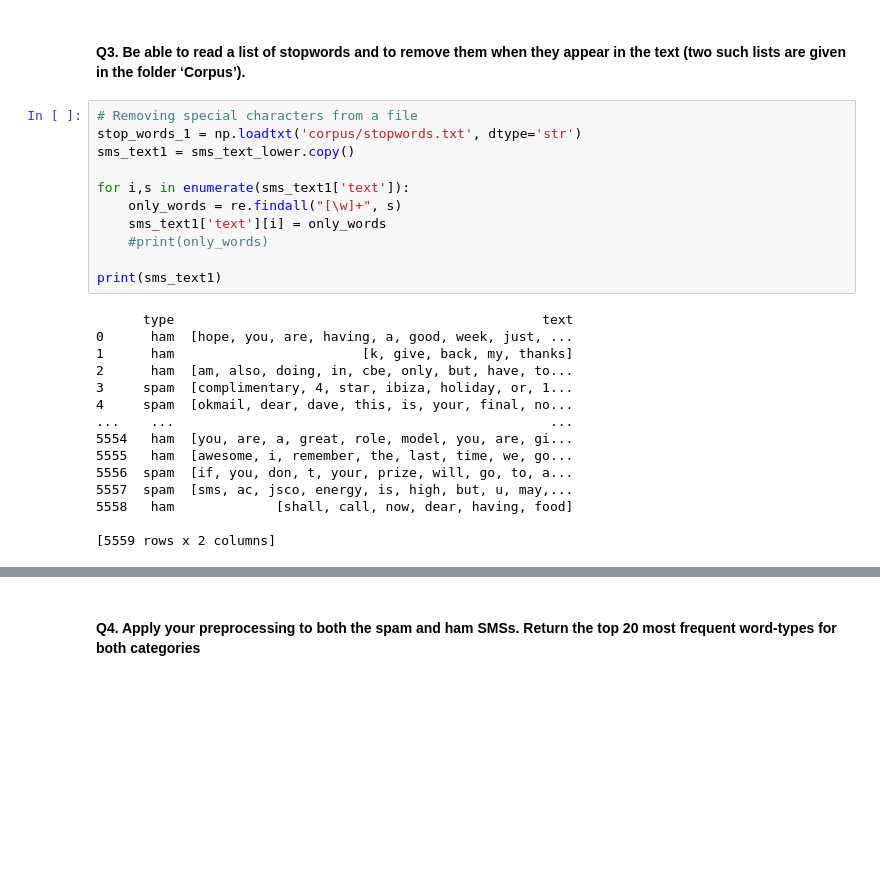
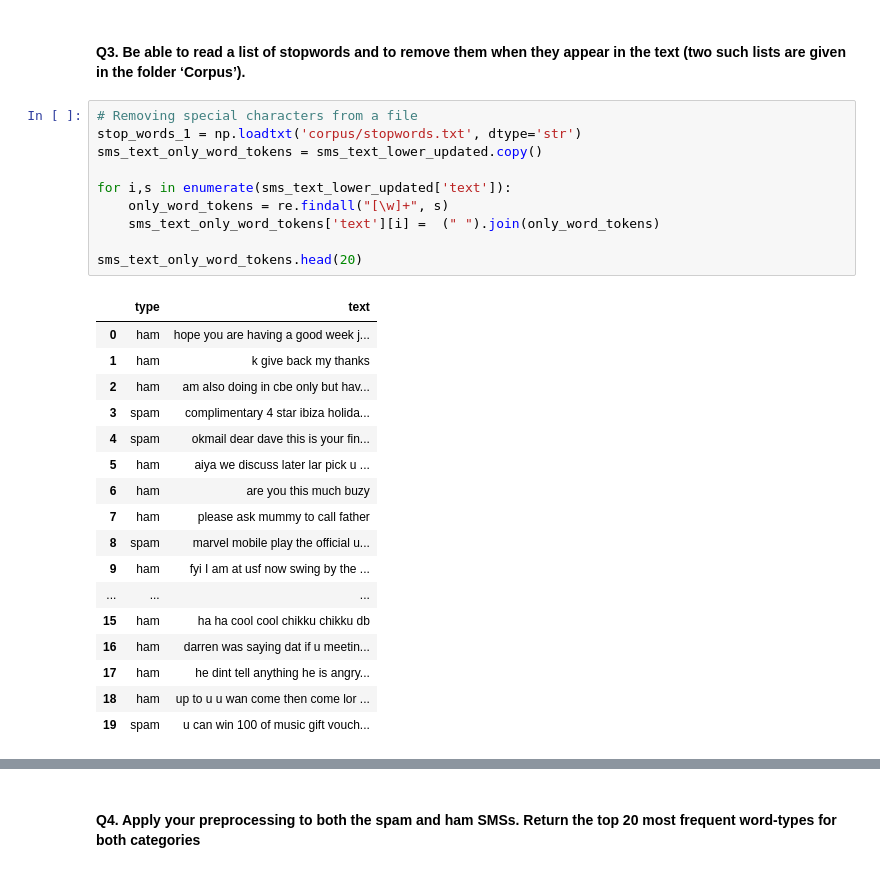
Before and after one commit to VedasriNakka/DH-Week1, a Jupyter notebook: week5/w5_DH_Vedasri.ipynb, the cells around one changed output, grey strips where cells are left out. Cells and saved outputs as stored; diff of their text form; blank space fills up the shorter version.

```diff
--- a/week5/w5_DH_Vedasri.ipynb
+++ b/week5/w5_DH_Vedasri.ipynb
@@ -349,27 +369,29 @@ contractions = {
 # %%
 # Removing special characters from a file
 stop_words_1 = np.loadtxt('corpus/stopwords.txt', dtype='str')
-sms_text1 = sms_text_lower.copy()
+sms_text_only_word_tokens = sms_text_lower_updated.copy()
 
-for i,s in enumerate(sms_text1['text']):
-    only_words = re.findall("[\w]+", s)
-    sms_text1['text'][i] = only_words
-    #print(only_words)
+for i,s in enumerate(sms_text_lower_updated['text']):
+    only_word_tokens = re.findall("[\w]+", s)
+    sms_text_only_word_tokens['text'][i] =  (" ").join(only_word_tokens)
 
-print(sms_text1)
+sms_text_only_word_tokens.head(20)
 # %% [output]
-      type                                               text
-0      ham  [hope, you, are, having, a, good, week, just, ...
-1      ham                        [k, give, back, my, thanks]
-2      ham  [am, also, doing, in, cbe, only, but, have, to...
-3     spam  [complimentary, 4, star, ibiza, holiday, or, 1...
-4     spam  [okmail, dear, dave, this, is, your, final, no...
-...    ...                                                ...
-5554   ham  [you, are, a, great, role, model, you, are, gi...
-5555   ham  [awesome, i, remember, the, last, time, we, go...
-5556  spam  [if, you, don, t, your, prize, will, go, to, a...
-5557  spam  [sms, ac, jsco, energy, is, high, but, u, may,...
-5558   ham             [shall, call, now, dear, having, food]
-
-[5559 rows x 2 columns]
+|  | type | text |
+| 0 | ham | hope you are having a good week j... |
+| 1 | ham | k give back my thanks |
+| 2 | ham | am also doing in cbe only but hav... |
+| 3 | spam | complimentary 4 star ibiza holida... |
+| 4 | spam | okmail dear dave this is your fin... |
+| 5 | ham | aiya we discuss later lar pick u ... |
+| 6 | ham | are you this much buzy |
+| 7 | ham | please ask mummy to call father |
+| 8 | spam | marvel mobile play the official u... |
+| 9 | ham | fyi I am at usf now swing by the ... |
+| ... | ... | ... |
+| 15 | ham | ha ha cool cool chikku chikku db |
+| 16 | ham | darren was saying dat if u meetin... |
+| 17 | ham | he dint tell anything he is angry... |
+| 18 | ham | up to u u wan come then come lor ... |
+| 19 | spam | u can win 100 of music gift vouch... |
 # %%
```
Also changed, not shown: parts of 7 cells of this notebook.
